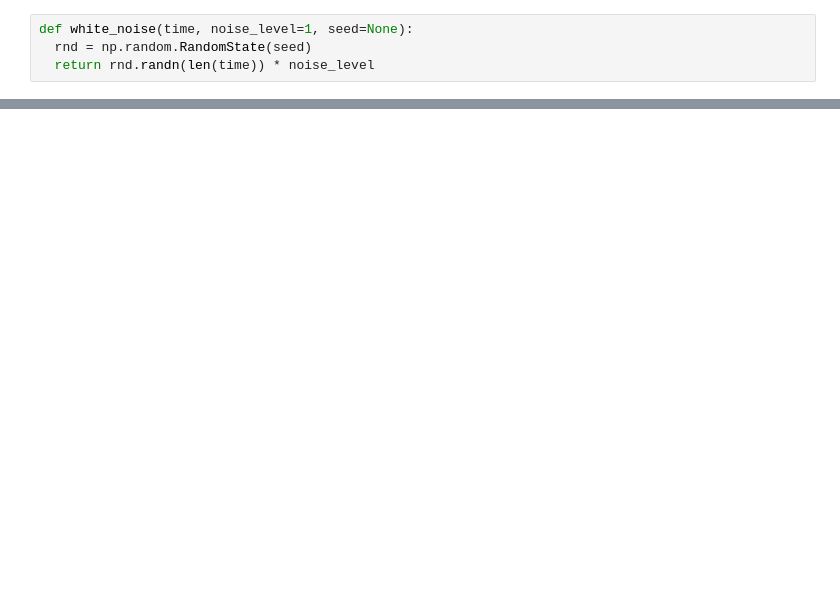
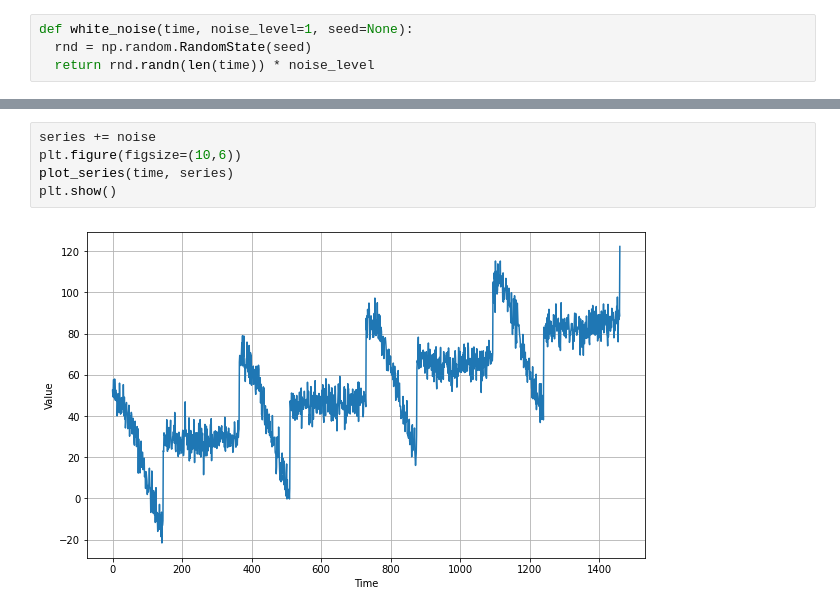
Before and after one commit to xuziyue/tensorflow-models, a Jupyter notebook: time_series_common_patterns.ipynb, the cells around one changed output, grey strips where cells are left out. Drawn from its saved outputs; the diff is of its cells as text; blank space fills up the shorter version.

```diff
--- a/time_series_common_patterns.ipynb
+++ b/time_series_common_patterns.ipynb
@@ -56,0 +65,7 @@ def white_noise(time, noise_level=1, seed=None):
+# %%
+series += noise
+plt.figure(figsize=(10,6))
+plot_series(time, series)
+plt.show()
+# %% [output]
+[figure, added]
```
Also changed, not shown: parts of 5 cells of this notebook.
